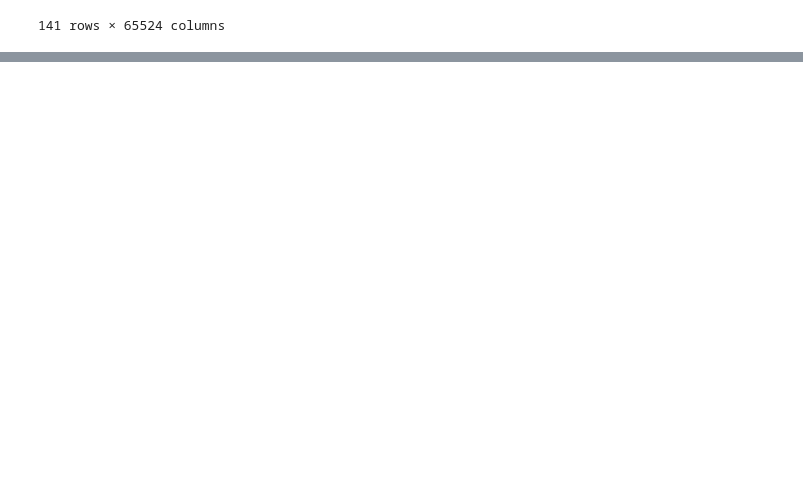
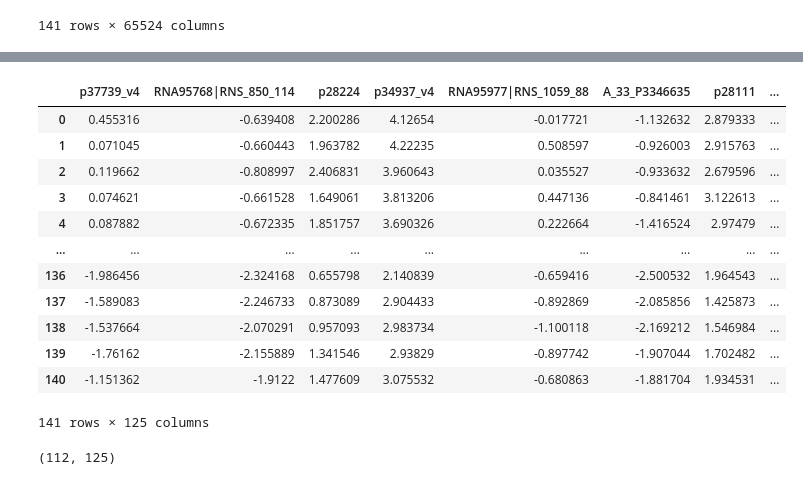
Before and after one commit to Sachira-Heshan/omic-data-and-machine-learning-in-the-identification-of-coronary-artery-disease, a Jupyter notebook: dataset_GSE113079.ipynb, the cells around one changed output, grey strips where cells are left out. Cells and saved outputs as stored; diff of their text form; code cells hidden in the pictures; blank space fills up the shorter version.

```diff
--- a/dataset_GSE113079.ipynb
+++ b/dataset_GSE113079.ipynb
@@ -230,0 +296,4 @@ data_export.to_excel("partially-processed-dataset-GSE113079.xlsx", sheet_name="G
+# %%
+X_MI = mi_classi.fit_transform(X, y)
+# %%
+selected_features = mi_classi.get_support()
@@ -230,0 +304,2 @@ data_export.to_excel("partially-processed-dataset-GSE113079.xlsx", sheet_name="G
+# %%
+selected_feature_names = X.columns[selected_features]
@@ -230,0 +328,18 @@ data_export.to_excel("partially-processed-dataset-GSE113079.xlsx", sheet_name="G
+# %%
+X_new = X[selected_feature_names]
+# %%
+X_new
+# %% [output]
+|  | p37739_v4 | RNA95768|RNS_850_114 | p28224 | p34937_v4 | RNA95977|RNS_1059_88 | A_33_P3346635 | p28111 | ... |
+| 0 | 0.455316 | -0.639408 | 2.200286 | 4.12654 | -0.017721 | -1.132632 | 2.879333 | ... |
+| 1 | 0.071045 | -0.660443 | 1.963782 | 4.22235 | 0.508597 | -0.926003 | 2.915763 | ... |
+| 2 | 0.119662 | -0.808997 | 2.406831 | 3.960643 | 0.035527 | -0.933632 | 2.679596 | ... |
+| 3 | 0.074621 | -0.661528 | 1.649061 | 3.813206 | 0.447136 | -0.841461 | 3.122613 | ... |
+| 4 | 0.087882 | -0.672335 | 1.851757 | 3.690326 | 0.222664 | -1.416524 | 2.97479 | ... |
+| ... | ... | ... | ... | ... | ... | ... | ... | ... |
+| 136 | -1.986456 | -2.324168 | 0.655798 | 2.140839 | -0.659416 | -2.500532 | 1.964543 | ... |
+| 137 | -1.589083 | -2.246733 | 0.873089 | 2.904433 | -0.892869 | -2.085856 | 1.425873 | ... |
+| 138 | -1.537664 | -2.070291 | 0.957093 | 2.983734 | -1.100118 | -2.169212 | 1.546984 | ... |
+| 139 | -1.76162 | -2.155889 | 1.341546 | 2.93829 | -0.897742 | -1.907044 | 1.702482 | ... |
+| 140 | -1.151362 | -1.9122 | 1.477609 | 3.075532 | -0.680863 | -1.881704 | 1.934531 | ... |
+141 rows × 125 columns
@@ -230,0 +351,4 @@ data_export.to_excel("partially-processed-dataset-GSE113079.xlsx", sheet_name="G
+# %%
+X_train.shape
+# %% [output]
+(112, 125)
```
Also changed, not shown: parts of 24 cells of this notebook.
